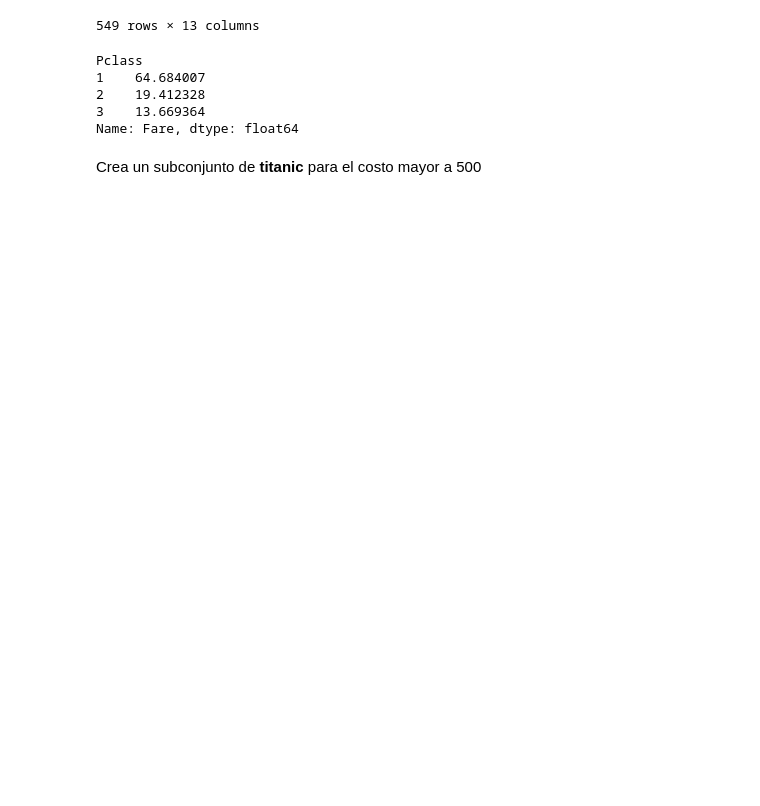
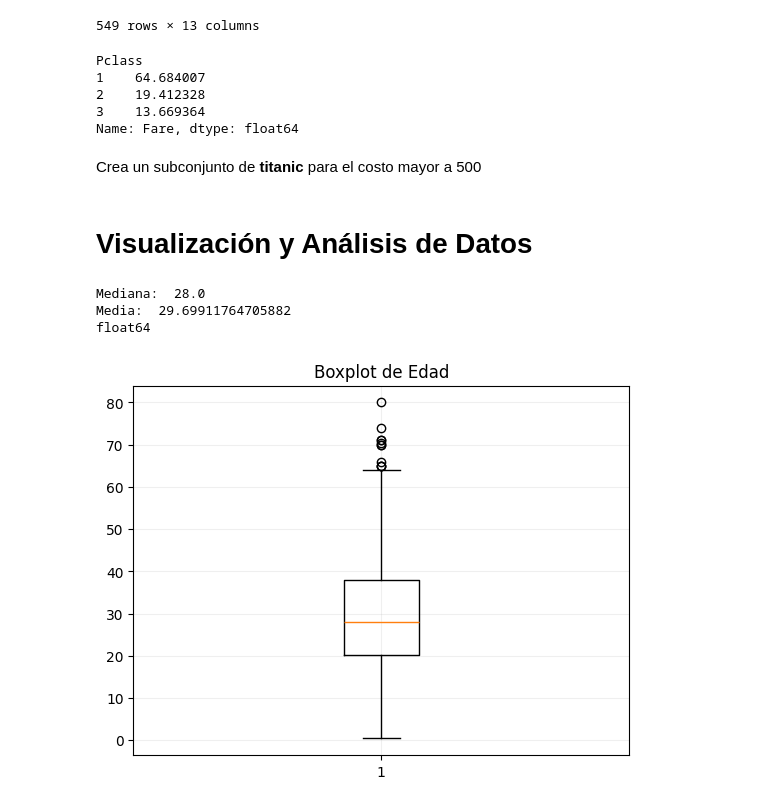
Before and after one commit to IlanNaM/laboratorio_A01412672, a Jupyter notebook: LecturaDatos-Pandas-1.ipynb, the cells around one changed output. Cells and saved outputs as stored; diff of their text form; code cells hidden in the pictures; blank space fills up the shorter version.

```diff
--- a/LecturaDatos-Pandas-1.ipynb
+++ b/LecturaDatos-Pandas-1.ipynb
@@ -280,3 +283,19 @@ Name: Fare, dtype: float64
 Crea un subconjunto de **titanic** para el costo mayor a 500
 # %%
 # usa el criterio para extraer solo los boletos caros con fare > 50
+# %% [markdown]
+# Visualización y Análisis de Datos
+# %%
+print("Mediana: ", titanic["Age"].median())
+print("Media: ", titanic["Age"].mean())
+print(titanic["Age"].dtype)
+titanic["Age"].isnull().sum()
+
+plt.boxplot(titanic["Age"].dropna())
+plt.title("Boxplot de Edad")
+plt.grid(alpha=0.2); plt.show()
+# %% [output]
+Mediana:  28.0
+Media:  29.69911764705882
+float64
+[figure, added]
```
Also changed, not shown: parts of 6 cells of this notebook, 1 other file.
